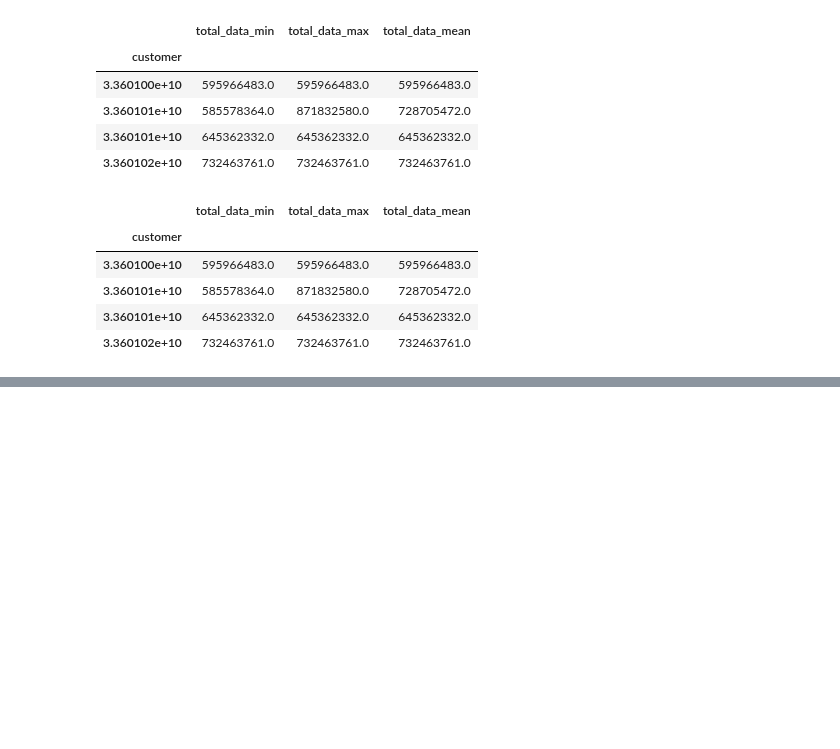
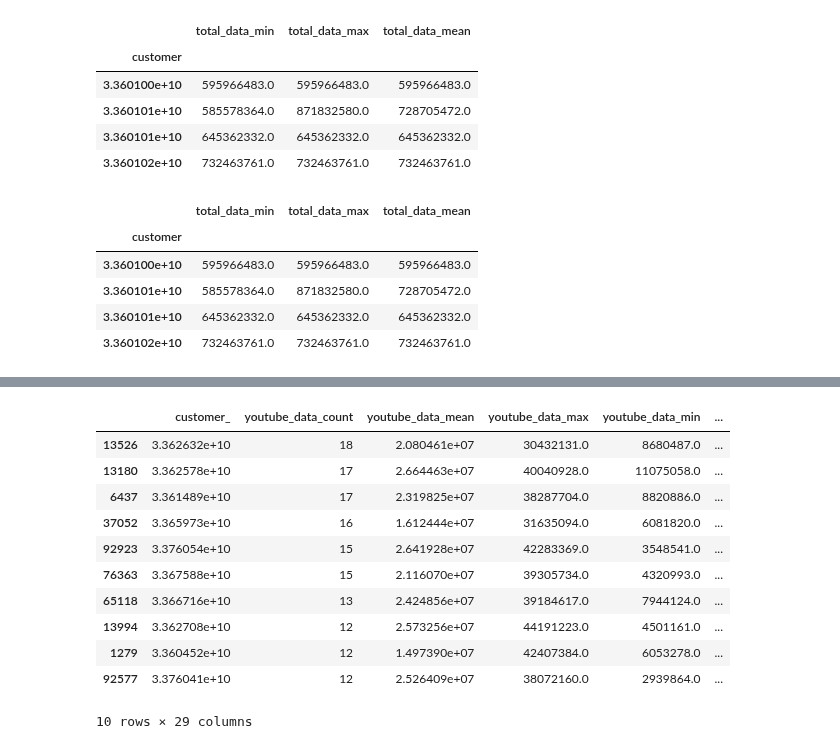
Before and after one commit to tutorialcreation/TelComChallenge, a Jupyter notebook: notebooks/Modelling.ipynb, the cells around one changed output, grey strips where cells are left out. Cells and saved outputs as stored; diff of their text form; code cells hidden in the pictures; blank space fills up the shorter version.

```diff
--- a/notebooks/Modelling.ipynb
+++ b/notebooks/Modelling.ipynb
@@ -376,0 +301,26 @@ top_customers_youtube_data.head(10)
+# %%
+applications_stats = app_df.groupby(['customer'], as_index=False).agg({
+    'youtube_data':['count','mean','max','min'],
+    'email_data':['count','mean','max','min'],
+    'google_data':['count','mean','max','min'],
+    'netflix_data':['count','mean','max','min'],
+    'social_media_data':['count','mean','max','min'],
+    'gaming_data':['count','mean','max','min'],
+    'other_data':['count','mean','max','min']
+})
+applications_stats.columns = ["_".join(x) for x in applications_stats.columns.ravel()]
+# %%
+applications_stats.sort_values(by='youtube_data_count', ascending=False).head(10)
+# %% [output]
+|  | customer_ | youtube_data_count | youtube_data_mean | youtube_data_max | youtube_data_min | ... |
+| 13526 | 3.362632e+10 | 18 | 2.080461e+07 | 30432131.0 | 8680487.0 | ... |
+| 13180 | 3.362578e+10 | 17 | 2.664463e+07 | 40040928.0 | 11075058.0 | ... |
+| 6437 | 3.361489e+10 | 17 | 2.319825e+07 | 38287704.0 | 8820886.0 | ... |
+| 37052 | 3.365973e+10 | 16 | 1.612444e+07 | 31635094.0 | 6081820.0 | ... |
+| 92923 | 3.376054e+10 | 15 | 2.641928e+07 | 42283369.0 | 3548541.0 | ... |
+| 76363 | 3.367588e+10 | 15 | 2.116070e+07 | 39305734.0 | 4320993.0 | ... |
+| 65118 | 3.366716e+10 | 13 | 2.424856e+07 | 39184617.0 | 7944124.0 | ... |
+| 13994 | 3.362708e+10 | 12 | 2.573256e+07 | 44191223.0 | 4501161.0 | ... |
+| 1279 | 3.360452e+10 | 12 | 1.497390e+07 | 42407384.0 | 6053278.0 | ... |
+| 92577 | 3.376041e+10 | 12 | 2.526409e+07 | 38072160.0 | 2939864.0 | ... |
+10 rows × 29 columns
```
Also changed, not shown: parts of 28 cells of this notebook.
